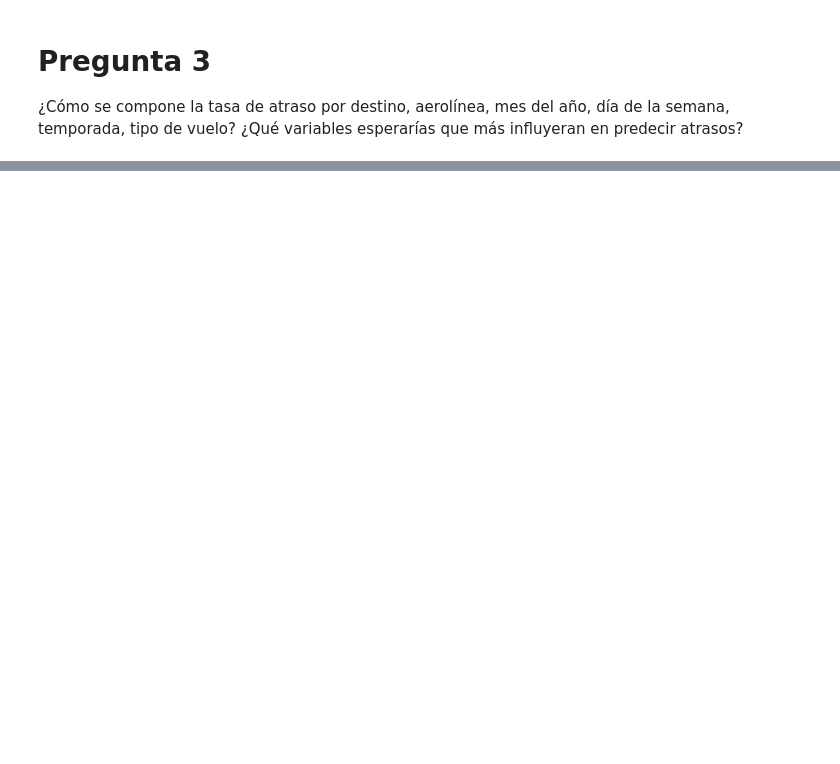
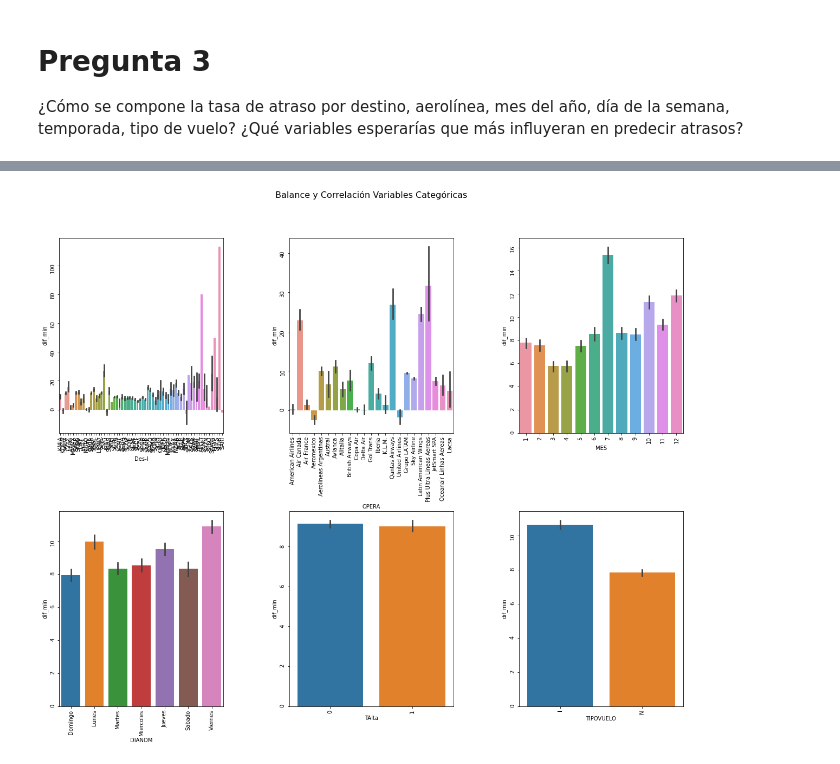
Before and after one commit to diegulio/Latam-Airlanes-Challenge, a Jupyter notebook: solution.ipynb, the cells around one changed output, grey strips where cells are left out. Saved outputs shown, nothing was run; the diff lists cells and outputs as text; code cells hidden in the pictures; blank space fills up the shorter version.

```diff
--- a/solution.ipynb
+++ b/solution.ipynb
@@ -269,0 +361,21 @@ df
+# %%
+# Balanceo y Correlación con target
+fig, axs = plt.subplots(2,3, figsize = (20,15))
+fig.tight_layout()
+i_col = 0
+for i in range(2):
+  for j in range(3):
+    sns.barplot(data=df, y = "dif_min", ax=axs[i,j], x = obs_cols[i_col])
+    axs[i,j].tick_params(labelrotation=90);
+    i_col+=1
+
+plt.subplots_adjust(left=0.1,
+                  bottom=0.1,
+                  right=0.9,
+                  top=0.9,
+                  wspace=0.4,
+                  hspace=0.4)
+fig.suptitle("Balance y Correlación Variables Categóricas", fontsize=16)
+plt.show();
+# %% [output]
+[figure, added]
```
Also changed, not shown: parts of 56 cells of this notebook.
